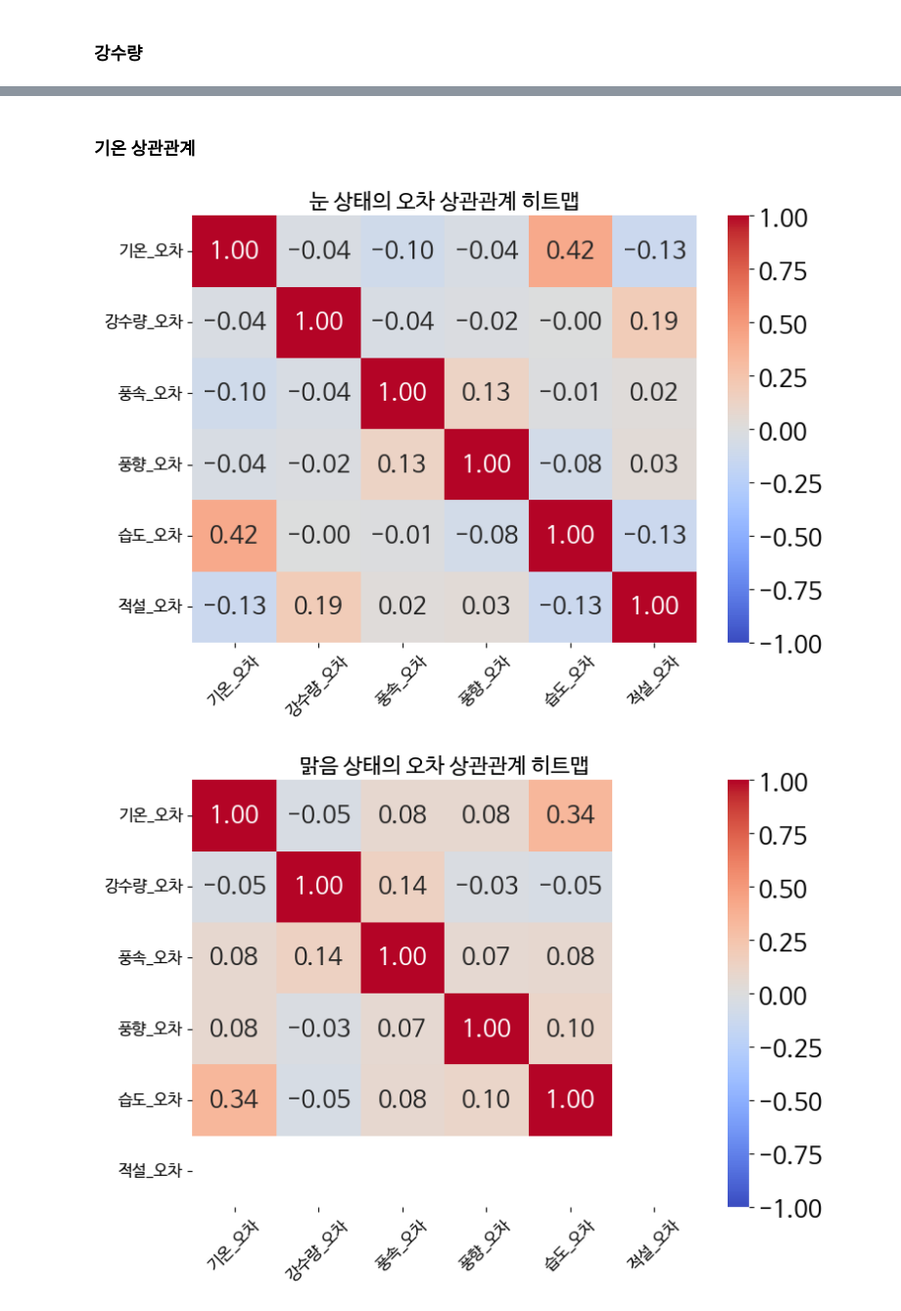
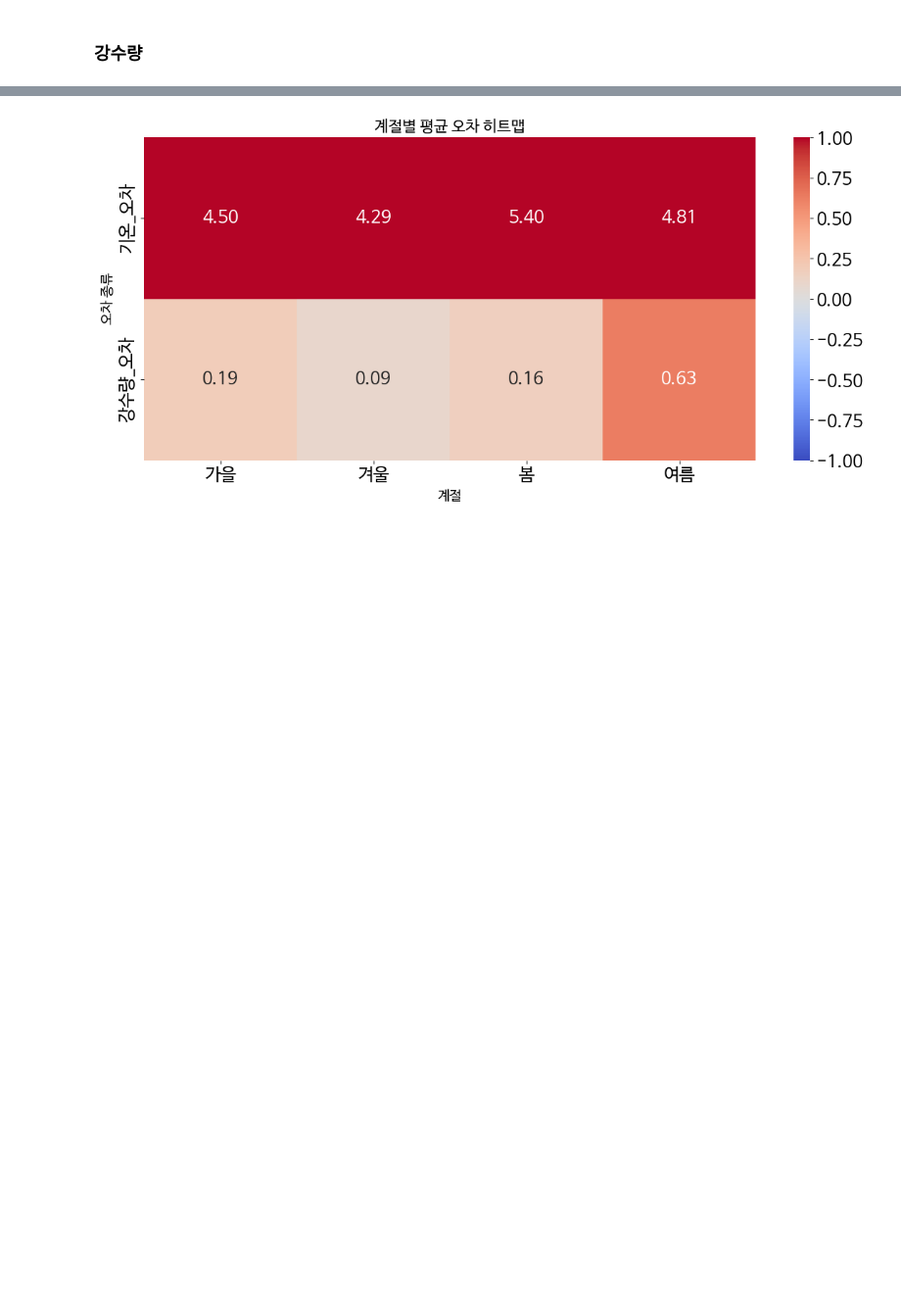
Before and after one commit to JulGoo/WeatherAnalyze, a Jupyter notebook: WeatherAnalyze.ipynb, the cells around one changed output, grey strips where cells are left out. Shown at 98% size. Cells and saved outputs as stored; diff of their text form; code cells hidden in the pictures; blank space fills up the shorter version.

```diff
--- a/WeatherAnalyze.ipynb
+++ b/WeatherAnalyze.ipynb
@@ -448,18 +609,0 @@ merged_df.to_csv('통합데이터.csv', index=False, encoding='cp949')
-# %%
-# 단계 1: 폰트 설치
-import matplotlib.font_manager as fm
-import matplotlib.pyplot as plt
-!apt-get -qq -y install fonts-nanum > /dev/null
-#fontpath = '/usr/share/fonts/truetype/nanum/NanumBarunGothic.ttf'
-
-#font = fm.FontProperties(fname=fontpath, size=9)
-
-#fm._rebuild()
-
-
-
-fe = fm.FontEntry(
-    fname=r'/usr/share/fonts/truetype/nanum/NanumBarunGothic.ttf', # ttf 파일이 저장되어 있는 경로
-    name='NanumGothic')                        # 이 폰트의 원하는 이름 설정
-fm.fontManager.ttflist.insert(0, fe)              # Matplotlib에 폰트 추가
-plt.rcParams.update({'font.size': 18, 'font.family': 'NanumGothic'}) # 폰트 설정
@@ -620,28 +930,14 @@ merged_df['날씨상태'] = merged_df.apply(classify_weather, axis=1)
-# %% [markdown]
-### 기온 상관관계
 # %%
 import seaborn as sns
-import matplotlib.pyplot as plt
 
-# 분석할 오차 값 컬럼 정의
-error_cols = ["기온_오차", "강수량_오차", "풍속_오차", "풍향_오차", "습도_오차", "적설_오차"]
+# 계절별 평균 오차를 히트맵으로 시각화
+plt.figure(figsize=(12, 6))
+sns.heatmap(seasonal_avg_errors.T, annot=True, cmap="coolwarm", fmt=".2f", vmin=-1, vmax=1, cbar=True)
 
-# 날씨 상태별 그룹화
-weather_groups = merged_df.groupby("날씨상태")
-
-# 날씨 상태별 상관관계 히트맵 그리기
-for weather, group in weather_groups:
-    # 오차 컬럼들로만 구성된 데이터프레임에서 상관관계 계산
-    correlation = group[error_cols].corr()
-
-    # 히트맵 그리기
-    plt.figure(figsize=(8, 6))
-    sns.heatmap(correlation, annot=True, cmap="coolwarm", fmt=".2f", vmin=-1, vmax=1, cbar=True)
-    plt.title(f"{weather} 상태의 오차 상관관계 히트맵", fontsize=16)
-    plt.xticks(fontsize=12, rotation=45)
-    plt.yticks(fontsize=12, rotation=0)
-    plt.tight_layout()
-    plt.show()
+plt.title('계절별 평균 오차 히트맵', fontsize=16)
+plt.xlabel('계절', fontsize=14)
+plt.ylabel('오차 종류', fontsize=14)
+plt.tight_layout()
+plt.show()
 # %% [output]
-[figure, old version]
+[figure, new version]
-[figure, removed]
```
Also changed, not shown: parts of 115 cells of this notebook, 2 other files.
